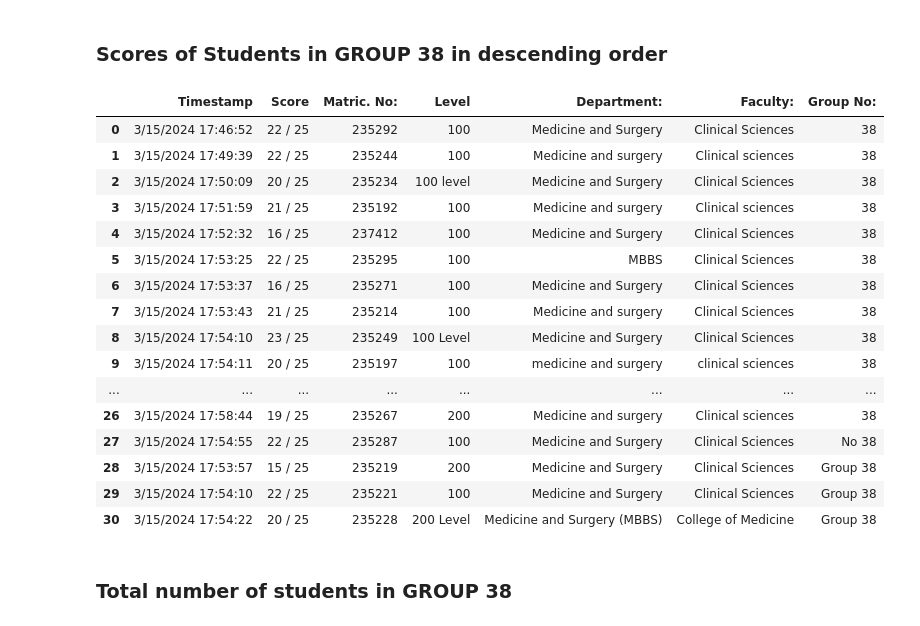
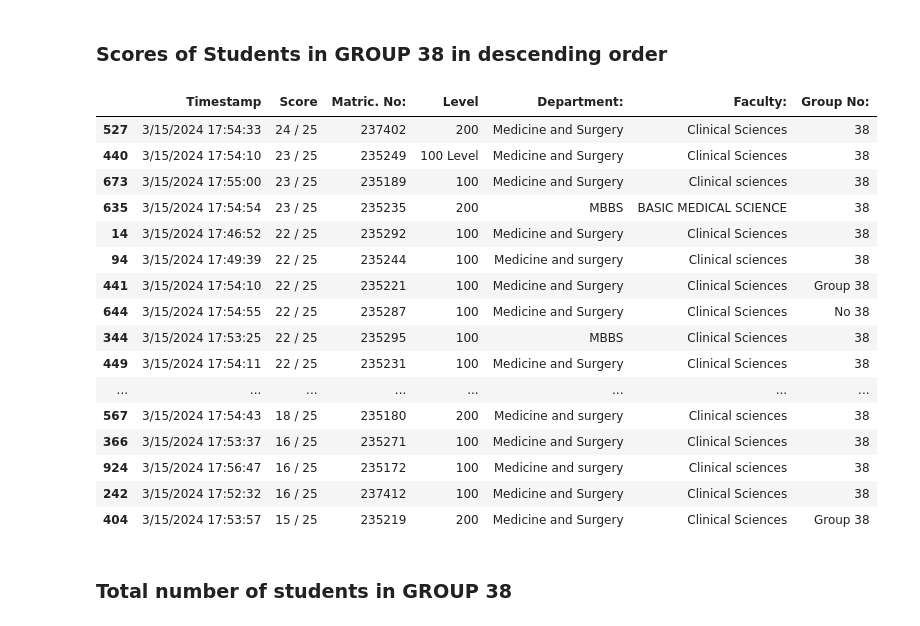
Before and after one commit to Nobiscumdeus/DataScience, a Jupyter notebook: Seaborn/result.ipynb, the cells around one changed output. Cells and saved outputs as stored; diff of their text form; code cells hidden in the pictures.

```diff
--- a/Seaborn/result.ipynb
+++ b/Seaborn/result.ipynb
@@ -73,26 +44,26 @@ full_group_38=display(pd.concat([Group_38,weird,another_weird],keys=['Used 38 as
 ### Scores of Students in GROUP 38 in descending order
 # %%
 all_group_38=pd.concat([Group_38,weird,another_weird])
-all_group_38.sort_values(by='Score',ascending=False,kind='mergesort')
-all_group_38.reset_index(drop=True)
+all_group_38.sort_values(by='Score',ascending=False)
+#all_group_38.reset_index(drop=True)
 # %% [output]
 |  | Timestamp | Score | Matric. No: | Level | Department: | Faculty: | Group No: |
-| 0 | 3/15/2024 17:46:52 | 22 / 25 | 235292 | 100 | Medicine and Surgery | Clinical Sciences | 38 |
-| 1 | 3/15/2024 17:49:39 | 22 / 25 | 235244 | 100 | Medicine and surgery | Clinical sciences | 38 |
-| 2 | 3/15/2024 17:50:09 | 20 / 25 | 235234 | 100 level | Medicine and Surgery | Clinical Sciences | 38 |
-| 3 | 3/15/2024 17:51:59 | 21 / 25 | 235192 | 100 | Medicine and surgery | Clinical sciences | 38 |
-| 4 | 3/15/2024 17:52:32 | 16 / 25 | 237412 | 100 | Medicine and Surgery | Clinical Sciences | 38 |
-| 5 | 3/15/2024 17:53:25 | 22 / 25 | 235295 | 100 | MBBS | Clinical Sciences | 38 |
-| 6 | 3/15/2024 17:53:37 | 16 / 25 | 235271 | 100 | Medicine and Surgery | Clinical Sciences | 38 |
-| 7 | 3/15/2024 17:53:43 | 21 / 25 | 235214 | 100 | Medicine and surgery | Clinical Sciences | 38 |
-| 8 | 3/15/2024 17:54:10 | 23 / 25 | 235249 | 100 Level | Medicine and Surgery | Clinical Sciences | 38 |
-| 9 | 3/15/2024 17:54:11 | 20 / 25 | 235197 | 100 | medicine and surgery | clinical sciences | 38 |
+| 527 | 3/15/2024 17:54:33 | 24 / 25 | 237402 | 200 | Medicine and Surgery | Clinical Sciences | 38 |
+| 440 | 3/15/2024 17:54:10 | 23 / 25 | 235249 | 100 Level | Medicine and Surgery | Clinical Sciences | 38 |
+| 673 | 3/15/2024 17:55:00 | 23 / 25 | 235189 | 100 | Medicine and Surgery | Clinical sciences | 38 |
+| 635 | 3/15/2024 17:54:54 | 23 / 25 | 235235 | 200 | MBBS | BASIC MEDICAL SCIENCE | 38 |
+| 14 | 3/15/2024 17:46:52 | 22 / 25 | 235292 | 100 | Medicine and Surgery | Clinical Sciences | 38 |
+| 94 | 3/15/2024 17:49:39 | 22 / 25 | 235244 | 100 | Medicine and surgery | Clinical sciences | 38 |
+| 441 | 3/15/2024 17:54:10 | 22 / 25 | 235221 | 100 | Medicine and Surgery | Clinical Sciences | Group 38 |
+| 644 | 3/15/2024 17:54:55 | 22 / 25 | 235287 | 100 | Medicine and Surgery | Clinical Sciences | No 38 |
+| 344 | 3/15/2024 17:53:25 | 22 / 25 | 235295 | 100 | MBBS | Clinical Sciences | 38 |
+| 449 | 3/15/2024 17:54:11 | 22 / 25 | 235231 | 100 | Medicine and Surgery | Clinical Sciences | 38 |
 | ... | ... | ... | ... | ... | ... | ... | ... |
-| 26 | 3/15/2024 17:58:44 | 19 / 25 | 235267 | 200 | Medicine and surgery | Clinical sciences | 38 |
-| 27 | 3/15/2024 17:54:55 | 22 / 25 | 235287 | 100 | Medicine and Surgery | Clinical Sciences | No 38 |
-| 28 | 3/15/2024 17:53:57 | 15 / 25 | 235219 | 200 | Medicine and Surgery | Clinical Sciences | Group 38 |
-| 29 | 3/15/2024 17:54:10 | 22 / 25 | 235221 | 100 | Medicine and Surgery | Clinical Sciences | Group 38 |
-| 30 | 3/15/2024 17:54:22 | 20 / 25 | 235228 | 200 Level | Medicine and Surgery (MBBS) | College of Medicine | Group 38 |
+| 567 | 3/15/2024 17:54:43 | 18 / 25 | 235180 | 200 | Medicine and surgery | Clinical sciences | 38 |
+| 366 | 3/15/2024 17:53:37 | 16 / 25 | 235271 | 100 | Medicine and Surgery | Clinical Sciences | 38 |
+| 924 | 3/15/2024 17:56:47 | 16 / 25 | 235172 | 100 | Medicine and surgery | Clinical sciences | 38 |
+| 242 | 3/15/2024 17:52:32 | 16 / 25 | 237412 | 100 | Medicine and Surgery | Clinical Sciences | 38 |
+| 404 | 3/15/2024 17:53:57 | 15 / 25 | 235219 | 200 | Medicine and Surgery | Clinical Sciences | Group 38 |
 # %% [markdown]
 ### Total number of students in GROUP 38
 # %%
```
Also changed, not shown: parts of 9 cells of this notebook.
